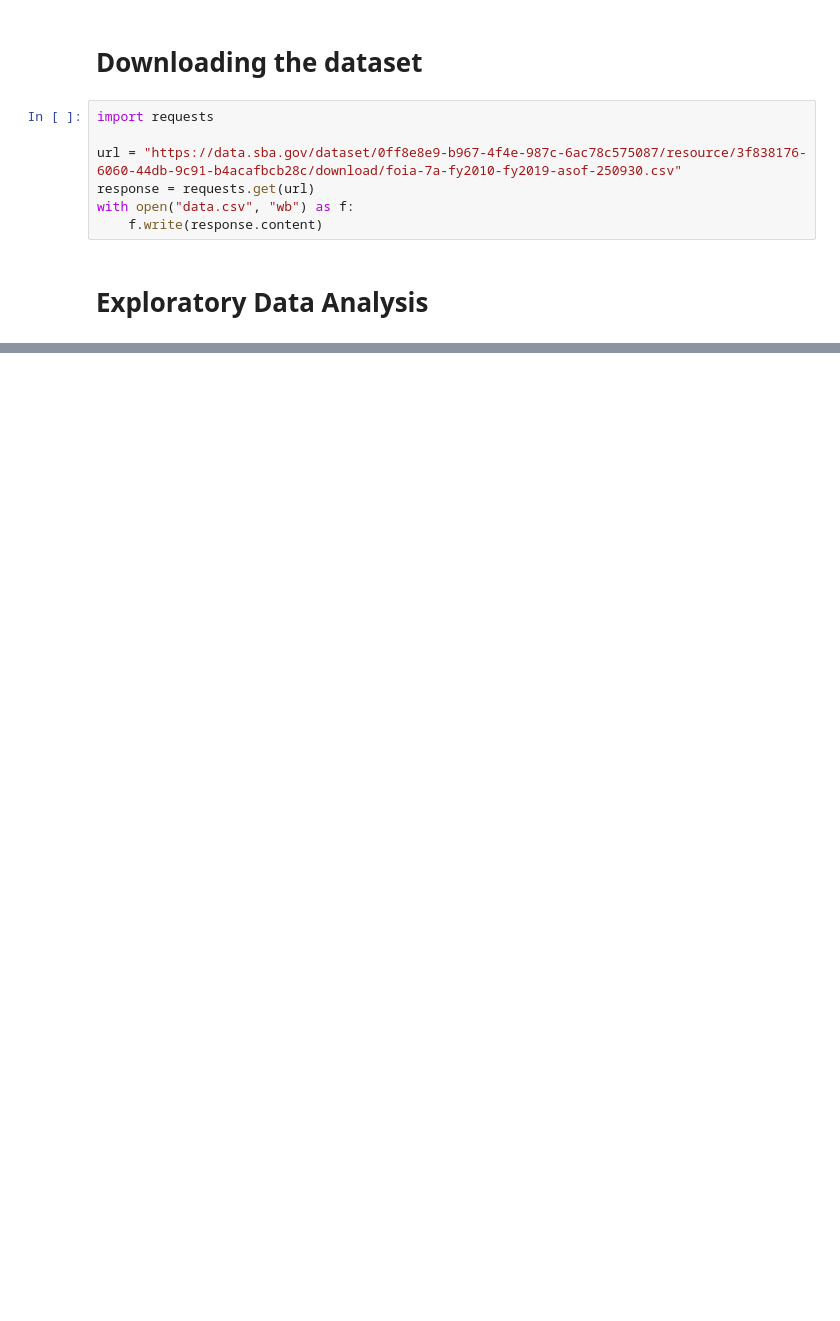
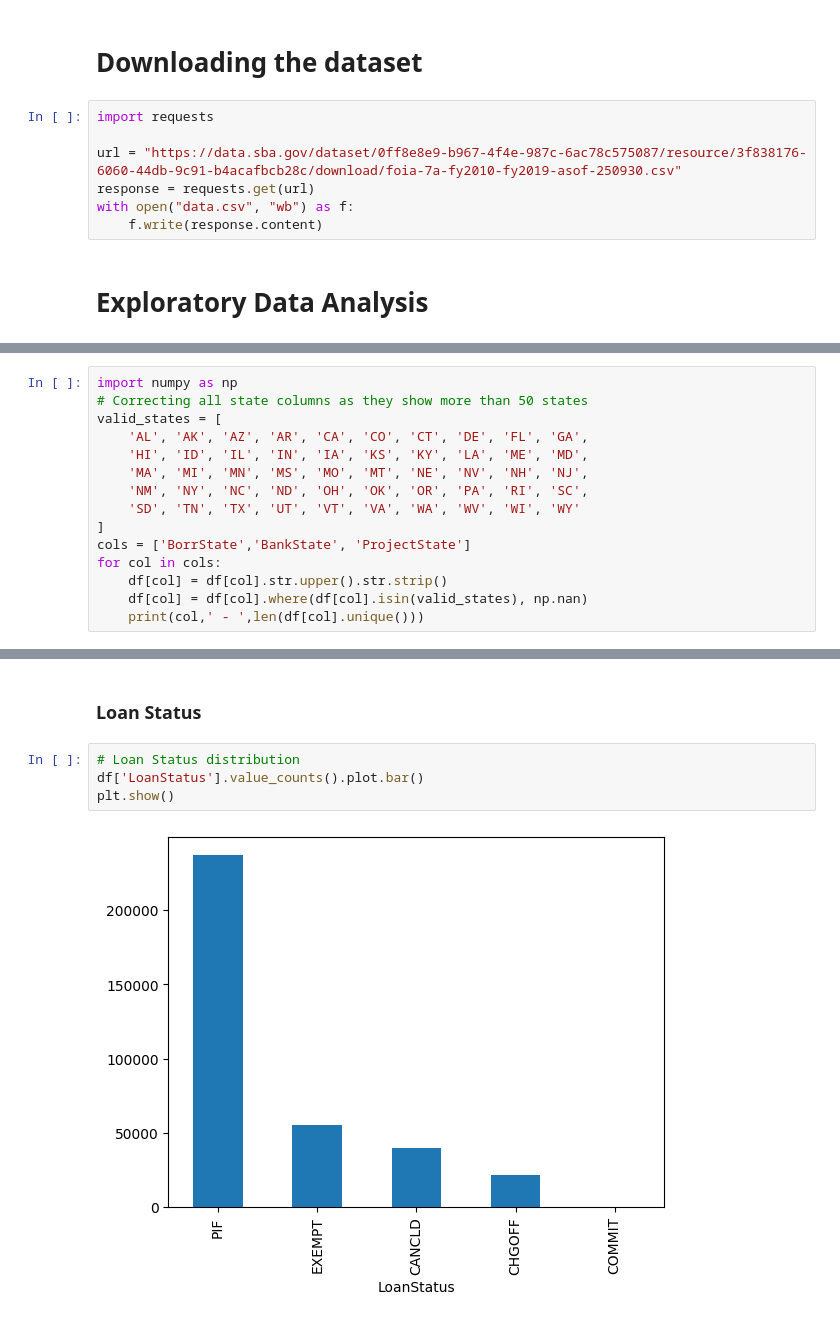
Before and after one commit to DineshDK672/Ryewalk_assignment, a Jupyter notebook: 01_EDA.ipynb, the cells around one changed output, grey strips where cells are left out. Saved outputs shown, nothing was run; the diff lists cells and outputs as text; blank space fills up the shorter version.

```diff
--- a/01_EDA.ipynb
+++ b/01_EDA.ipynb
@@ -63,0 +77,15 @@ Index(['BorrName', 'BorrStreet', 'BorrCity', 'BorrState', 'BorrZip',
+# %%
+import numpy as np
+# Correcting all state columns as they show more than 50 states
+valid_states = [
+    'AL', 'AK', 'AZ', 'AR', 'CA', 'CO', 'CT', 'DE', 'FL', 'GA',
+    'HI', 'ID', 'IL', 'IN', 'IA', 'KS', 'KY', 'LA', 'ME', 'MD',
+    'MA', 'MI', 'MN', 'MS', 'MO', 'MT', 'NE', 'NV', 'NH', 'NJ',
+    'NM', 'NY', 'NC', 'ND', 'OH', 'OK', 'OR', 'PA', 'RI', 'SC',
+    'SD', 'TN', 'TX', 'UT', 'VT', 'VA', 'WA', 'WV', 'WI', 'WY'
+]
+cols = ['BorrState','BankState', 'ProjectState']
+for col in cols:
+    df[col] = df[col].str.upper().str.strip()
+    df[col] = df[col].where(df[col].isin(valid_states), np.nan)
+    print(col,' - ',len(df[col].unique()))
@@ -80,0 +163,8 @@ plt.show()
+# %% [markdown]
+### Loan Status
+# %%
+# Loan Status distribution
+df['LoanStatus'].value_counts().plot.bar()
+plt.show()
+# %% [output]
+[figure, added]
```
Also changed, not shown: parts of 30 cells of this notebook.
